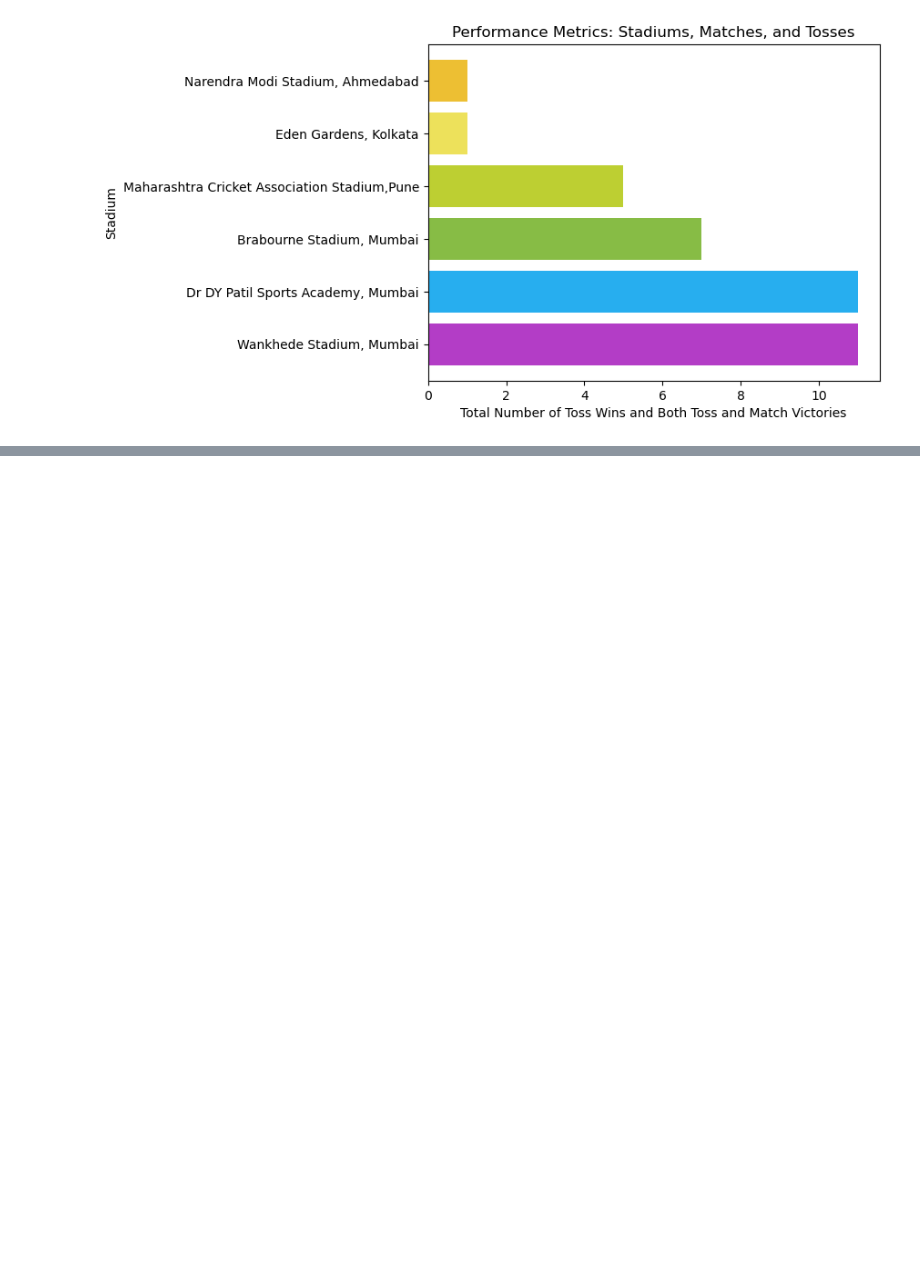
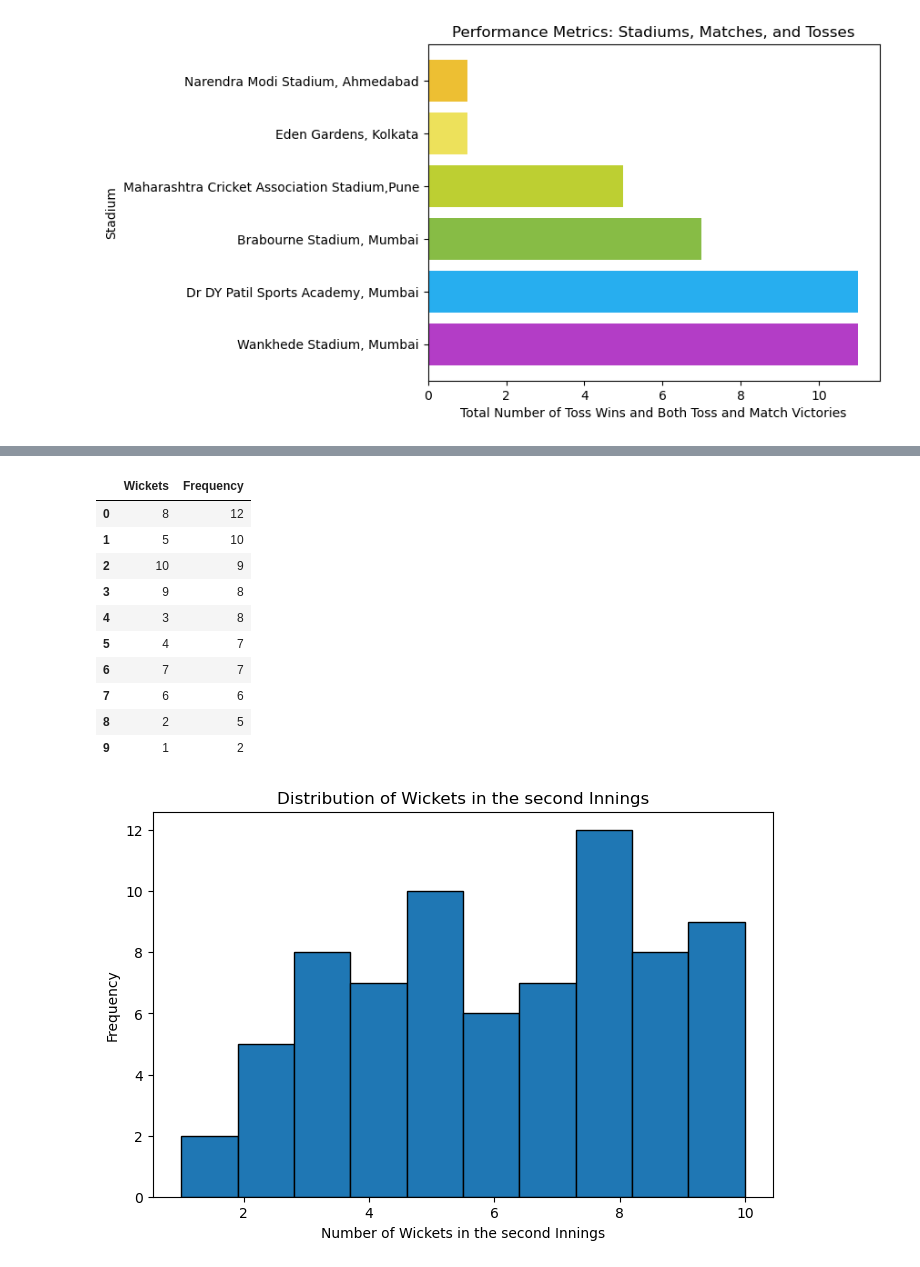
Before and after one commit to VishalRMahajan/IPL-2022-Insights-Analysis, a Jupyter notebook: IPL 2022 EDA.ipynb, the cells around one changed output, grey strips where cells are left out. Cells and saved outputs as stored; diff of their text form; code cells hidden in the pictures; blank space fills up the shorter version.

```diff
--- a/IPL 2022 EDA.ipynb
+++ b/IPL 2022 EDA.ipynb
@@ -303,0 +358,25 @@ Correlation Between the Total Number of Toss Wins and Both Toss and Match Victor
+# %%
+second_ings_wkts= df['second_ings_wkts']
+plt.figure(figsize=(8, 5))
+plt.hist(second_ings_wkts, bins=10, edgecolor='black')
+plt.xlabel('Number of Wickets in the second Innings')
+plt.ylabel('Frequency')
+plt.title('Distribution of Wickets in the second Innings')
+
+count_of_wkts_in_2nd_innings = df['second_ings_wkts'].value_counts()
+count_of_wkts_in_2nd_innings = count_of_wkts_in_2nd_innings.to_frame().reset_index()
+count_of_wkts_in_2nd_innings.columns = ['Wickets', 'Frequency']
+count_of_wkts_in_2nd_innings
+# %% [output]
+|  | Wickets | Frequency |
+| 0 | 8 | 12 |
+| 1 | 5 | 10 |
+| 2 | 10 | 9 |
+| 3 | 9 | 8 |
+| 4 | 3 | 8 |
+| 5 | 4 | 7 |
+| 6 | 7 | 7 |
+| 7 | 6 | 6 |
+| 8 | 2 | 5 |
+| 9 | 1 | 2 |
+[figure, added]
```
Also changed, not shown: parts of 16 cells of this notebook.
